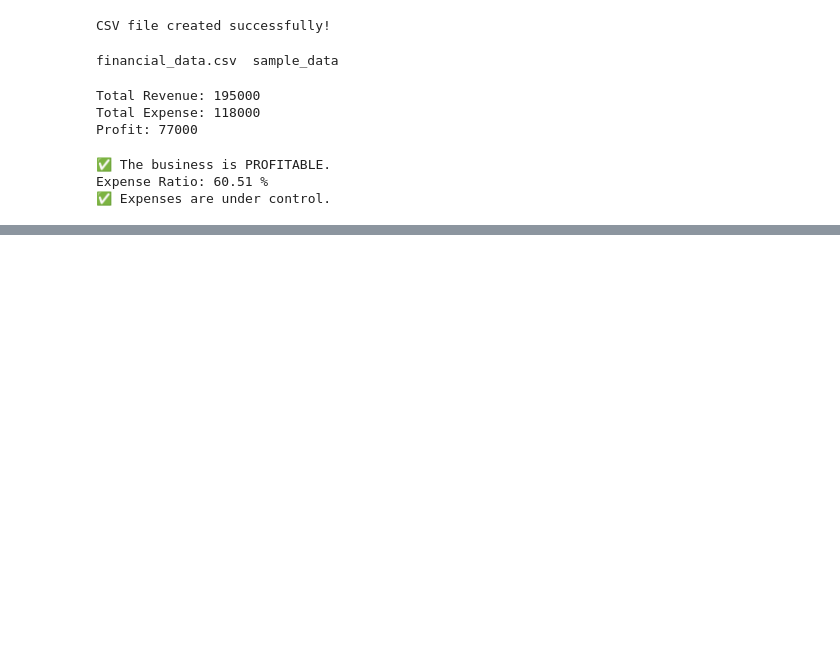
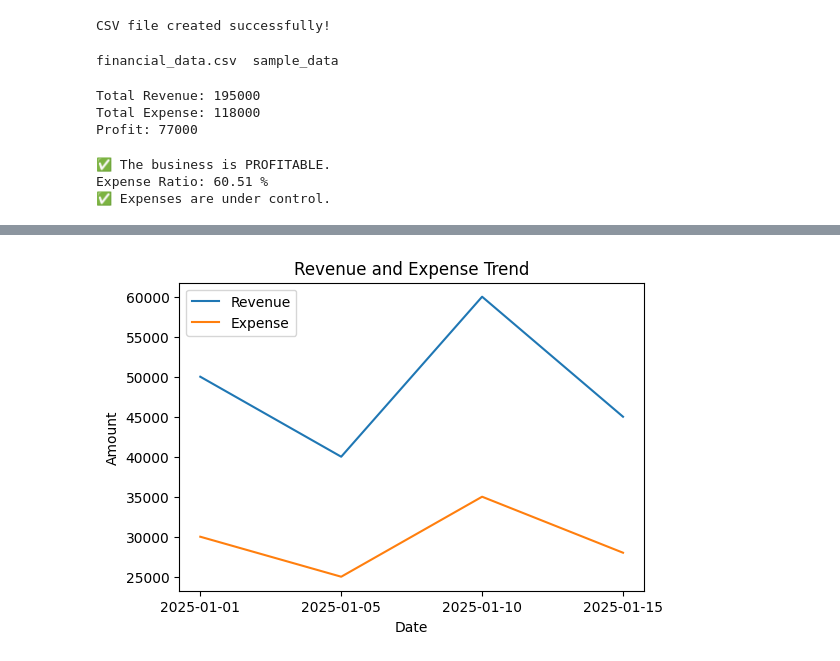
Before and after one commit to Monika282003/financial-health-assessment-ai, a Jupyter notebook: financial_health.ipynb, the cells around one changed output, grey strips where cells are left out. Drawn from its saved outputs; the diff is of its cells as text; code cells hidden in the pictures; blank space fills up the shorter version.

```diff
--- a/financial_health.ipynb
+++ b/financial_health.ipynb
@@ -54,0 +107,13 @@ Expense Ratio: 60.51 %
+# %%
+import matplotlib.pyplot as plt
+
+plt.figure(figsize=(6,4))
+plt.plot(df["date"], df["revenue"], label="Revenue")
+plt.plot(df["date"], df["expense"], label="Expense")
+plt.legend()
+plt.title("Revenue and Expense Trend")
+plt.xlabel("Date")
+plt.ylabel("Amount")
+plt.show()
+# %% [output]
+[figure, added]
```
Also changed, not shown: parts of 2 cells of this notebook.
